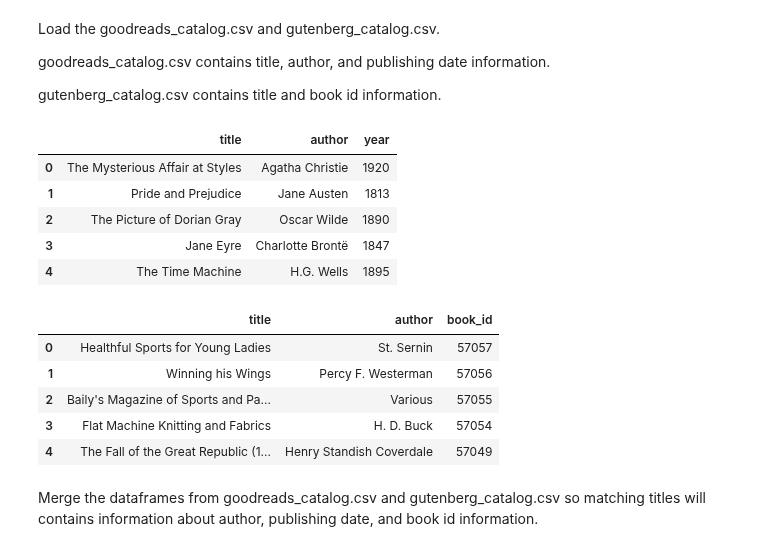
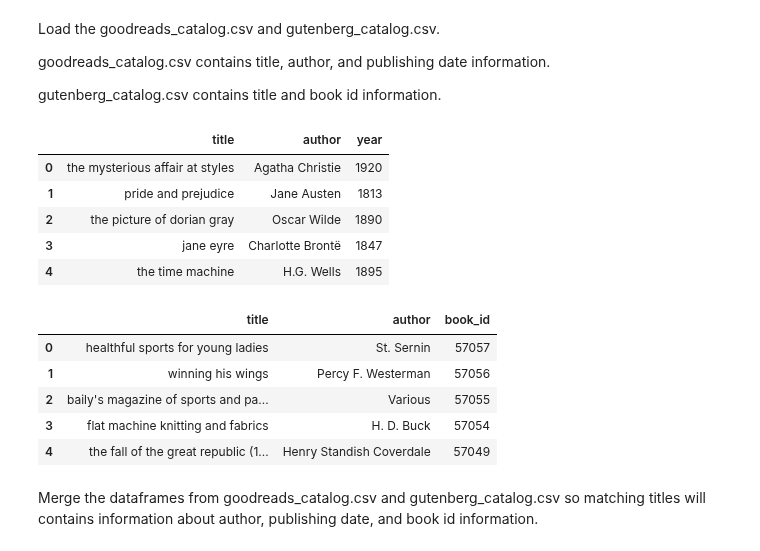
Before and after one commit to clararichter/authorship-identification, a Jupyter notebook: project_notebook.ipynb, the cells around one changed output. Saved outputs shown, nothing was run; the diff lists cells and outputs as text; code cells hidden in the pictures.

Commit message:
project books

```diff
--- a/project_notebook.ipynb
+++ b/project_notebook.ipynb
@@ -53,27 +54,29 @@ goodreads_catalog.csv contains title, author, and publishing date information.
 
 gutenberg_catalog.csv contains title and book id information.
 # %%
-df = pd.read_csv('goodreads_catalog.csv', sep=',')
-df.columns = ['title','author','year']
-df.head(5)
+gr_df = pd.read_csv('goodreads_catalog.csv', sep=',')
+gr_df.columns = ['title','author','year']
+gr_df["title"] = gr_df["title"].str.lower()
+gr_df.head(5)
 # %% [output]
 |  | title | author | year |
-| 0 | The Mysterious Affair at Styles | Agatha Christie | 1920 |
-| 1 | Pride and Prejudice | Jane Austen | 1813 |
-| 2 | The Picture of Dorian Gray | Oscar Wilde | 1890 |
-| 3 | Jane Eyre | Charlotte Brontë | 1847 |
-| 4 | The Time Machine | H.G. Wells | 1895 |
+| 0 | the mysterious affair at styles | Agatha Christie | 1920 |
+| 1 | pride and prejudice | Jane Austen | 1813 |
+| 2 | the picture of dorian gray | Oscar Wilde | 1890 |
+| 3 | jane eyre | Charlotte Brontë | 1847 |
+| 4 | the time machine | H.G. Wells | 1895 |
 # %%
-df2 = pd.read_csv('gutenberg_catalog.csv', sep=',')
-df2.columns = ['title','author','book_id']
-df2.head(5)
+gb_df = pd.read_csv('gutenberg_catalog.csv', sep=',')
+gb_df.columns = ['title','author','book_id']
+gb_df["title"] = gb_df["title"].str.lower()
+gb_df.head(5)
 # %% [output]
 |  | title | author | book_id |
-| 0 | Healthful Sports for Young Ladies | St. Sernin | 57057 |
-| 1 | Winning his Wings | Percy F. Westerman | 57056 |
-| 2 | Baily's Magazine of Sports and Pa... | Various | 57055 |
-| 3 | Flat Machine Knitting and Fabrics | H. D. Buck | 57054 |
-| 4 | The Fall of the Great Republic (1... | Henry Standish Coverdale | 57049 |
+| 0 | healthful sports for young ladies | St. Sernin | 57057 |
+| 1 | winning his wings | Percy F. Westerman | 57056 |
+| 2 | baily's magazine of sports and pa... | Various | 57055 |
+| 3 | flat machine knitting and fabrics | H. D. Buck | 57054 |
+| 4 | the fall of the great republic (1... | Henry Standish Coverdale | 57049 |
 # %% [markdown]
 Merge the dataframes from goodreads_catalog.csv and gutenberg_catalog.csv so matching titles will contains information about author, publishing date, and book id information.
 # %%
```
Also changed, not shown: parts of 6 cells of this notebook, 3 other files.
